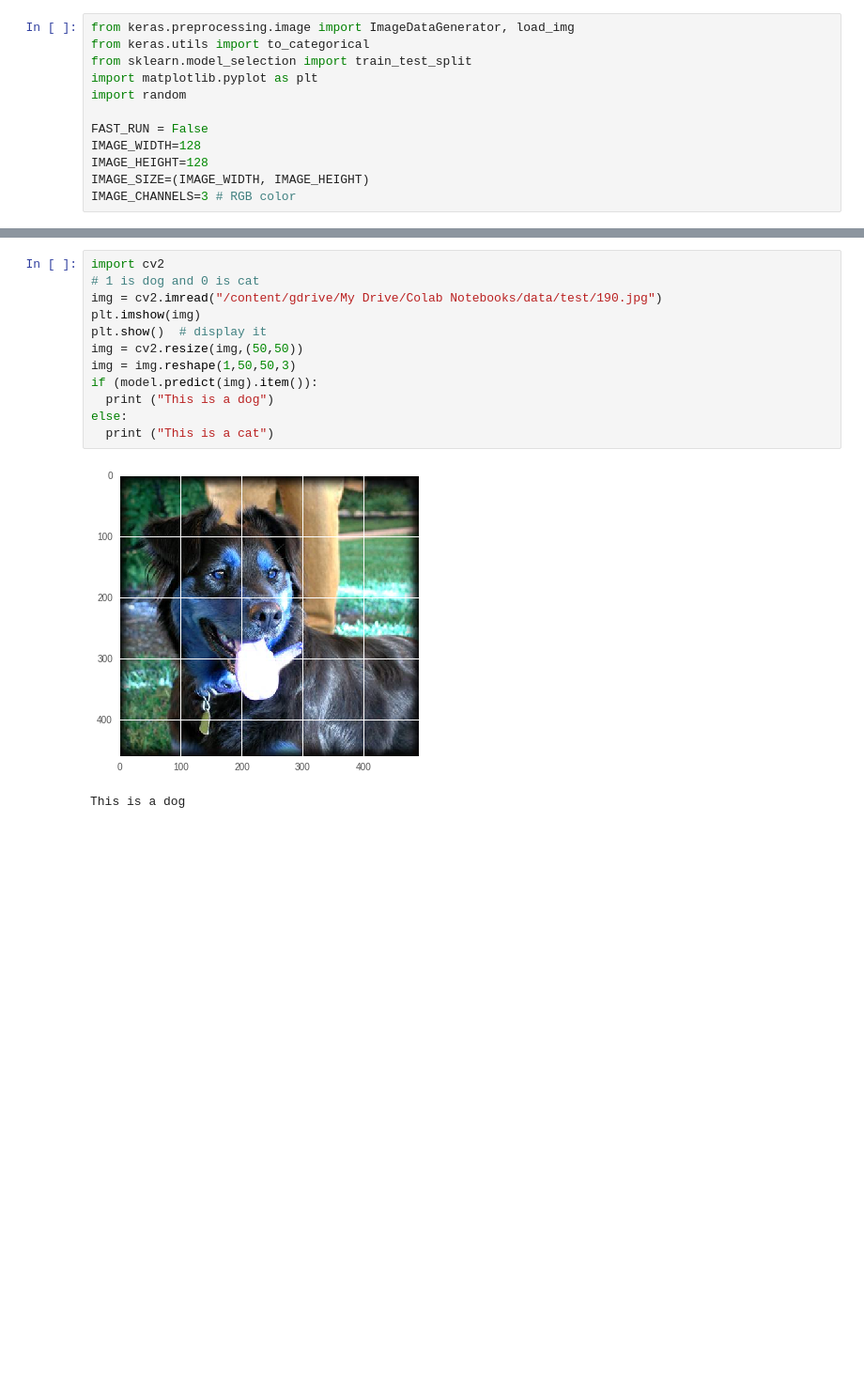
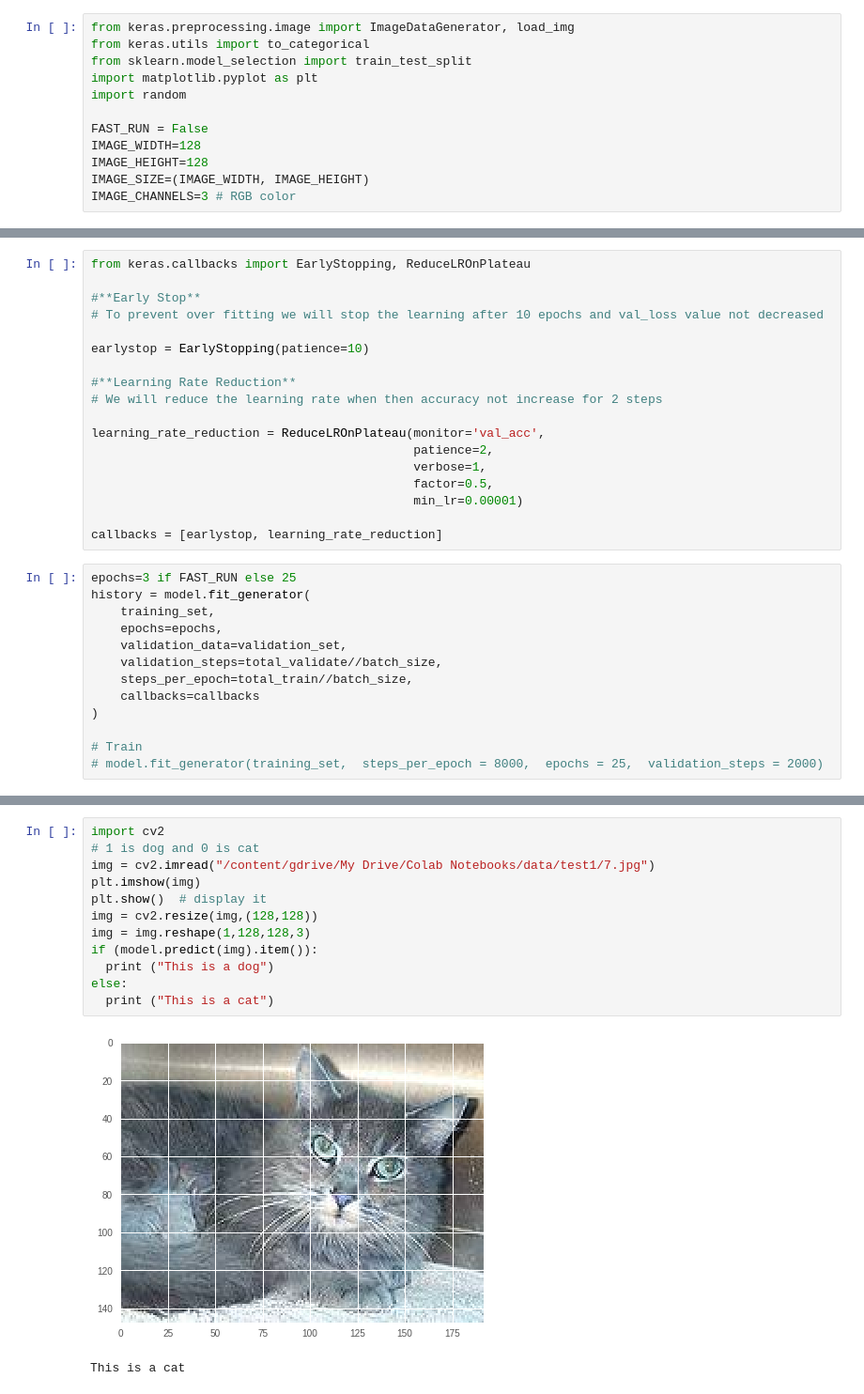
Before and after one commit to SmithaShivakumar/100DaysOfCommits.github.io, a Jupyter notebook: Laboratory2.ipynb, the cells around one changed output, grey strips where cells are left out. Shown at 94% size. Cells and saved outputs as stored; diff of their text form; blank space fills up the shorter version.

```diff
--- a/Laboratory2.ipynb
+++ b/Laboratory2.ipynb
@@ -606,0 +730,31 @@ model.compile(optimizer = 'adam', loss = 'binary_crossentropy', metrics = ['accu
+# %%
+from keras.callbacks import EarlyStopping, ReduceLROnPlateau
+
+#**Early Stop**
+# To prevent over fitting we will stop the learning after 10 epochs and val_loss value not decreased
+
+earlystop = EarlyStopping(patience=10)
+
+#**Learning Rate Reduction**
+# We will reduce the learning rate when then accuracy not increase for 2 steps
+
+learning_rate_reduction = ReduceLROnPlateau(monitor='val_acc',
+                                            patience=2,
+                                            verbose=1,
+                                            factor=0.5,
+                                            min_lr=0.00001)
+
+callbacks = [earlystop, learning_rate_reduction]
+# %%
+epochs=3 if FAST_RUN else 25
+history = model.fit_generator(
+    training_set,
+    epochs=epochs,
+    validation_data=validation_set,
+    validation_steps=total_validate//batch_size,
+    steps_per_epoch=total_train//batch_size,
+    callbacks=callbacks
+)
+
+# Train
+# model.fit_generator(training_set,  steps_per_epoch = 8000,  epochs = 25,  validation_steps = 2000)
@@ -607,16 +826,16 @@ model.compile(optimizer = 'adam', loss = 'binary_crossentropy', metrics = ['accu
 # %%
 import cv2
 # 1 is dog and 0 is cat
-img = cv2.imread("/content/gdrive/My Drive/Colab Notebooks/data/test/190.jpg")
+img = cv2.imread("/content/gdrive/My Drive/Colab Notebooks/data/test1/7.jpg")
 plt.imshow(img)
 plt.show()  # display it
-img = cv2.resize(img,(50,50))
-img = img.reshape(1,50,50,3)
+img = cv2.resize(img,(128,128))
+img = img.reshape(1,128,128,3)
 if (model.predict(img).item()):
   print ("This is a dog")
 else:
   print ("This is a cat")
 # %% [output]
-[figure, old version]
+[figure, new version]
-This is a dog
+This is a cat
 # %%
```
Also changed, not shown: parts of 35 cells of this notebook.
